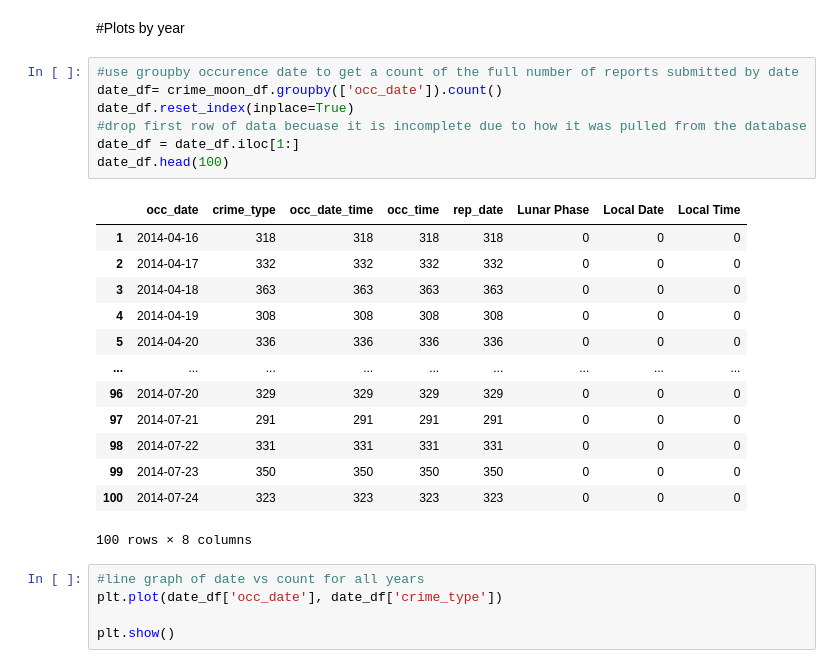
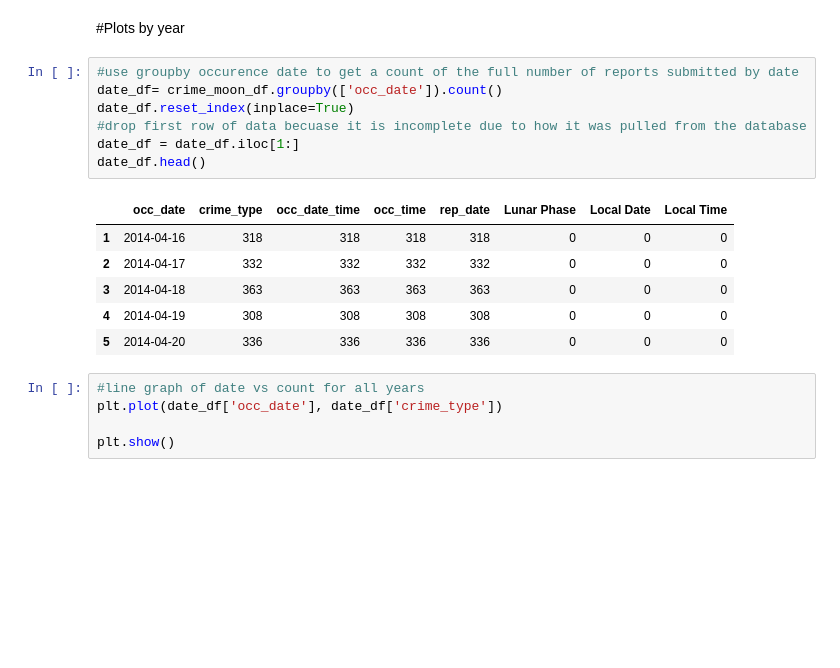
Before and after one commit to flashforward89/Project-1, a Jupyter notebook: Greg Folder/Crime_MoonPhase.ipynb, the cells around one changed output. Saved outputs shown, nothing was run; the diff lists cells and outputs as text; blank space fills up the shorter version.

```diff
--- a/Greg Folder/Crime_MoonPhase.ipynb
+++ b/Greg Folder/Crime_MoonPhase.ipynb
@@ -228,24 +204,17 @@ dtype: int64
 # %%
 #use groupby occurence date to get a count of the full number of reports submitted by date
 date_df= crime_moon_df.groupby(['occ_date']).count()
 date_df.reset_index(inplace=True)
 #drop first row of data becuase it is incomplete due to how it was pulled from the database
 date_df = date_df.iloc[1:]
-date_df.head(100)
+date_df.head()
 # %% [output]
 |  | occ_date | crime_type | occ_date_time | occ_time | rep_date | Lunar Phase | Local Date | Local Time |
 | 1 | 2014-04-16 | 318 | 318 | 318 | 318 | 0 | 0 | 0 |
 | 2 | 2014-04-17 | 332 | 332 | 332 | 332 | 0 | 0 | 0 |
 | 3 | 2014-04-18 | 363 | 363 | 363 | 363 | 0 | 0 | 0 |
 | 4 | 2014-04-19 | 308 | 308 | 308 | 308 | 0 | 0 | 0 |
 | 5 | 2014-04-20 | 336 | 336 | 336 | 336 | 0 | 0 | 0 |
-| ... | ... | ... | ... | ... | ... | ... | ... | ... |
-| 96 | 2014-07-20 | 329 | 329 | 329 | 329 | 0 | 0 | 0 |
-| 97 | 2014-07-21 | 291 | 291 | 291 | 291 | 0 | 0 | 0 |
-| 98 | 2014-07-22 | 331 | 331 | 331 | 331 | 0 | 0 | 0 |
-| 99 | 2014-07-23 | 350 | 350 | 350 | 350 | 0 | 0 | 0 |
-| 100 | 2014-07-24 | 323 | 323 | 323 | 323 | 0 | 0 | 0 |
-100 rows × 8 columns
 # %%
 #line graph of date vs count for all years
 plt.plot(date_df['occ_date'], date_df['crime_type'])
```
Also changed, not shown: parts of 43 cells of this notebook, 2 other files.
